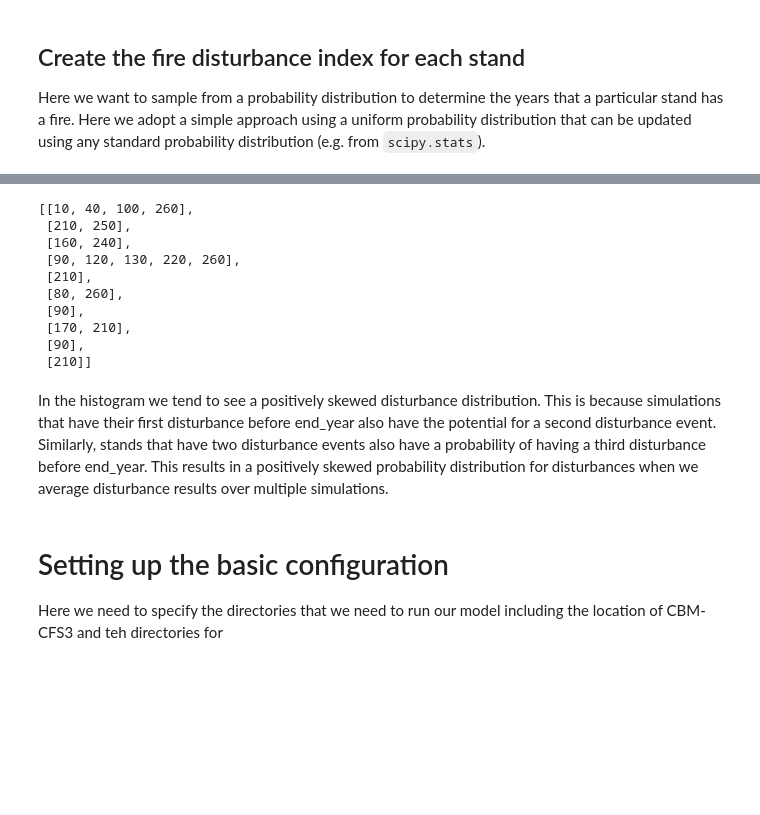
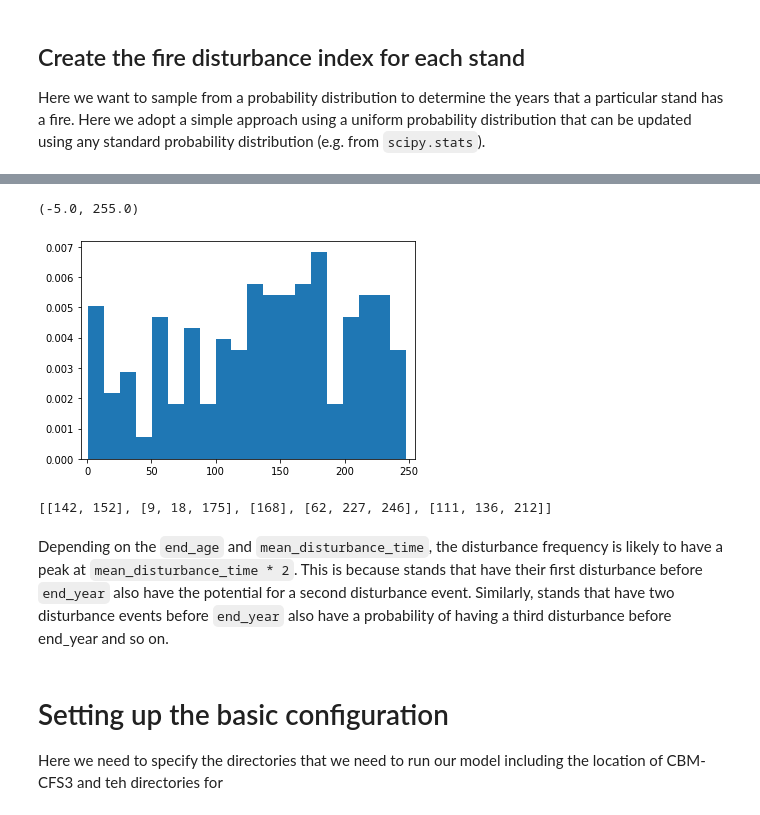
Before and after one commit to BlaneG/cbm3_examples, a Jupyter notebook: softwood-stochastic-disturbance-example.ipynb, the cells around one changed output, grey strips where cells are left out. Saved outputs shown, nothing was run; the diff lists cells and outputs as text; code cells hidden in the pictures; blank space fills up the shorter version.

Commit message:
ENH: update stochastic disturbance example

```diff
--- a/softwood-stochastic-disturbance-example.ipynb
+++ b/softwood-stochastic-disturbance-example.ipynb
@@ -25,13 +27,13 @@ from stochastic_disturbance import  get_disturbance_index_for_each_simulation
 # Parameters
 
 # These are some of the basic parameters we use for our simulation
-# We want one simulation for each Stand in our model.
-simulations = 100
+# We will create one simulation for each Stand in our model.
+n_stands = 100
 # This is the simulation end year
-end_age = 270
+end_age = 250
 mean_disturbance_time = 100
 # This is the resolution (in years) for our model
-step_size = 10
+step_size = 1
 
 # Seting up the project directory
 toolbox_path = 'C:\Program Files (x86)\Operational-Scale CBM-CFS3'
@@ -42,6 +44,22 @@ project_main_path = toolbox_path + '\Projects' + '\\' + project_name
 project_path = project_main_path + '\\' + project_name + ".mdb"
 results_db_path = project_main_path + '\\' + project_name + '_results.mdb'
 config_save_path =  project_main_path + '\\' + 'config.json'
+
+
+
+# Variables used to define the yield curve
+# This is representative of a softwood stand in BC
+# Reference:  https://www.for.gov.bc.ca/hfd/pubs/docs/srs/Srs07.pdf
+# Forest Inventory Zone: B
+# Growth Type Group: A
+# Site Class: M
+cultivation_age = 59  # we don't use this in the example
+final_age = end_age
+age = np.arange(0, final_age, step_size)
+b1 = 616.7332
+b2 = -0.0607
+b3 = 9.9966
+b4 = 0
 # %% [markdown]
 ## Create the fire disturbance index for each stand
 
@@ -78,24 +70,26 @@ mean disturbance year: 155.0
-# %%
-disturbances_by_simulation[0:10]
-# %% [output]
-[[10, 40, 100, 260],
- [210, 250],
- [160, 240],
- [90, 120, 130, 220, 260],
- [210],
- [80, 260],
- [90],
- [170, 210],
- [90],
- [210]]
+# %%
+disturbances_by_simulation = get_stochastic_disturbance_years(
+        simulations=n_stands,
+        mean_disturbance_time=mean_disturbance_time,
+        end_age=end_age,
+        step_size=step_size)
+
+def flatten_nested_list(nested_list):
+    return list(chain(*nested_list))
+
+all_disturbances = flatten_nested_list(disturbances_by_simulation)
+_, _, _ = plt.hist(all_disturbances, density=True, bins=20)
+plt.xlim(left=-5, right=end_age+5)
+# %% [output]
+(-5.0, 255.0)
+[figure, added]
+# %%
+# Disturbance years for the first 5 stands.
+disturbances_by_simulation[0:5]
+# %% [output]
+[[142, 152], [9, 18, 175], [168], [62, 227, 246], [111, 136, 212]]
 # %% [markdown]
-In the histogram we tend to see a positively skewed disturbance distribution.
-This is because simulations that have their first disturbance before end_year
-also have the potential for a second disturbance event.  Similarly, stands
-that have two disturbance events also have a probability of having a third
-disturbance before end_year.  This results in a positively skewed probability
-distribution for disturbances when we average disturbance results over
-multiple simulations.
+Depending on the `end_age` and `mean_disturbance_time`, the disturbance frequency is likely to have a peak at `mean_disturbance_time * 2`. This is because stands that have their first disturbance before `end_year` also have the potential for a second disturbance event.  Similarly, stands that have two disturbance events before `end_year` also have a probability of having a third disturbance before end_year and so on.
 # %% [markdown]
 # Setting up the basic configuration
 
```
Also changed, not shown: parts of 25 cells of this notebook, 2 other files.
